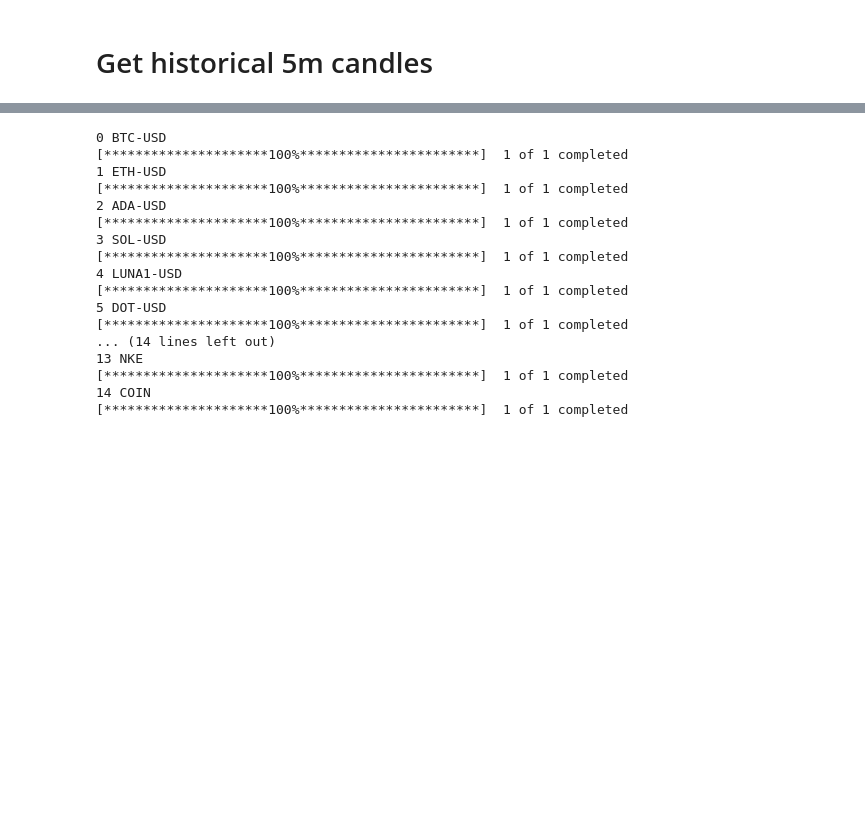
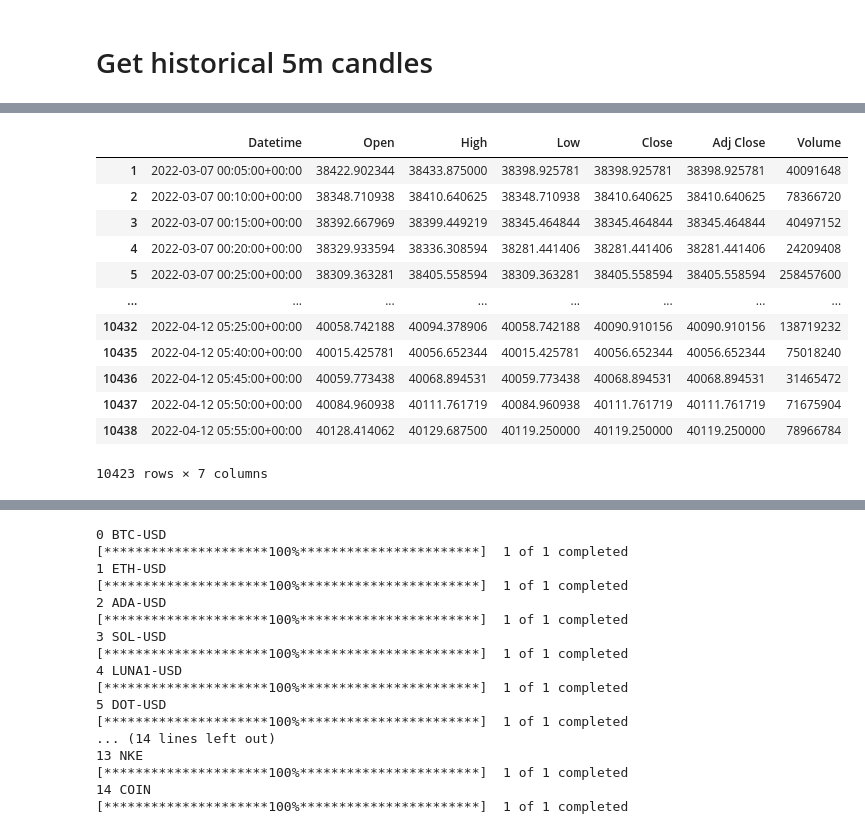
Before and after one commit to sjuanandres0/Chewbacca, a Jupyter notebook: chewie_playground.ipynb, the cells around one changed output, grey strips where cells are left out. Cells and saved outputs as stored; diff of their text form; code cells hidden in the pictures; blank space fills up the shorter version.

```diff
--- a/chewie_playground.ipynb
+++ b/chewie_playground.ipynb
@@ -728,0 +745,13 @@ df
+# %%
+extractDates = ['20220412','20220505']
+df1 = pd.read_csv('drafts/{}_5m_60d_BTC-USD.csv'.format(extractDates[0]))
+df2 = pd.read_csv('drafts/{}_5m_60d_BTC-USD.csv'.format(extractDates[1]))
+df3 = pd.concat([df1,df2])
+print('df3 len',len(df3))
+print(len(df1), len(df2), len(df3))
+print(len(df3.drop_duplicates()), 'df3 drop dup')
+print(len(df3.drop_duplicates(subset='Datetime')), 'drop_dup subset')
+print(len(df3.duplicated()), 'df3.duplicated')
+print()
+print(len(df3[df3.duplicated(subset='Datetime')]))
+print(len(df3[df3.duplicated()]))
@@ -728,0 +772,16 @@ df
+# %%
+df3[df3.drop_duplicates(subset='Datetime')]
+# %% [output]
+|  | Datetime | Open | High | Low | Close | Adj Close | Volume |
+| 1 | 2022-03-07 00:05:00+00:00 | 38422.902344 | 38433.875000 | 38398.925781 | 38398.925781 | 38398.925781 | 40091648 |
+| 2 | 2022-03-07 00:10:00+00:00 | 38348.710938 | 38410.640625 | 38348.710938 | 38410.640625 | 38410.640625 | 78366720 |
+| 3 | 2022-03-07 00:15:00+00:00 | 38392.667969 | 38399.449219 | 38345.464844 | 38345.464844 | 38345.464844 | 40497152 |
+| 4 | 2022-03-07 00:20:00+00:00 | 38329.933594 | 38336.308594 | 38281.441406 | 38281.441406 | 38281.441406 | 24209408 |
+| 5 | 2022-03-07 00:25:00+00:00 | 38309.363281 | 38405.558594 | 38309.363281 | 38405.558594 | 38405.558594 | 258457600 |
+| ... | ... | ... | ... | ... | ... | ... | ... |
+| 10432 | 2022-04-12 05:25:00+00:00 | 40058.742188 | 40094.378906 | 40058.742188 | 40090.910156 | 40090.910156 | 138719232 |
+| 10435 | 2022-04-12 05:40:00+00:00 | 40015.425781 | 40056.652344 | 40015.425781 | 40056.652344 | 40056.652344 | 75018240 |
+| 10436 | 2022-04-12 05:45:00+00:00 | 40059.773438 | 40068.894531 | 40059.773438 | 40068.894531 | 40068.894531 | 31465472 |
+| 10437 | 2022-04-12 05:50:00+00:00 | 40084.960938 | 40111.761719 | 40084.960938 | 40111.761719 | 40111.761719 | 71675904 |
+| 10438 | 2022-04-12 05:55:00+00:00 | 40128.414062 | 40129.687500 | 40119.250000 | 40119.250000 | 40119.250000 | 78966784 |
+10423 rows × 7 columns
```
Also changed, not shown: parts of 12 cells of this notebook, 14 other files.
